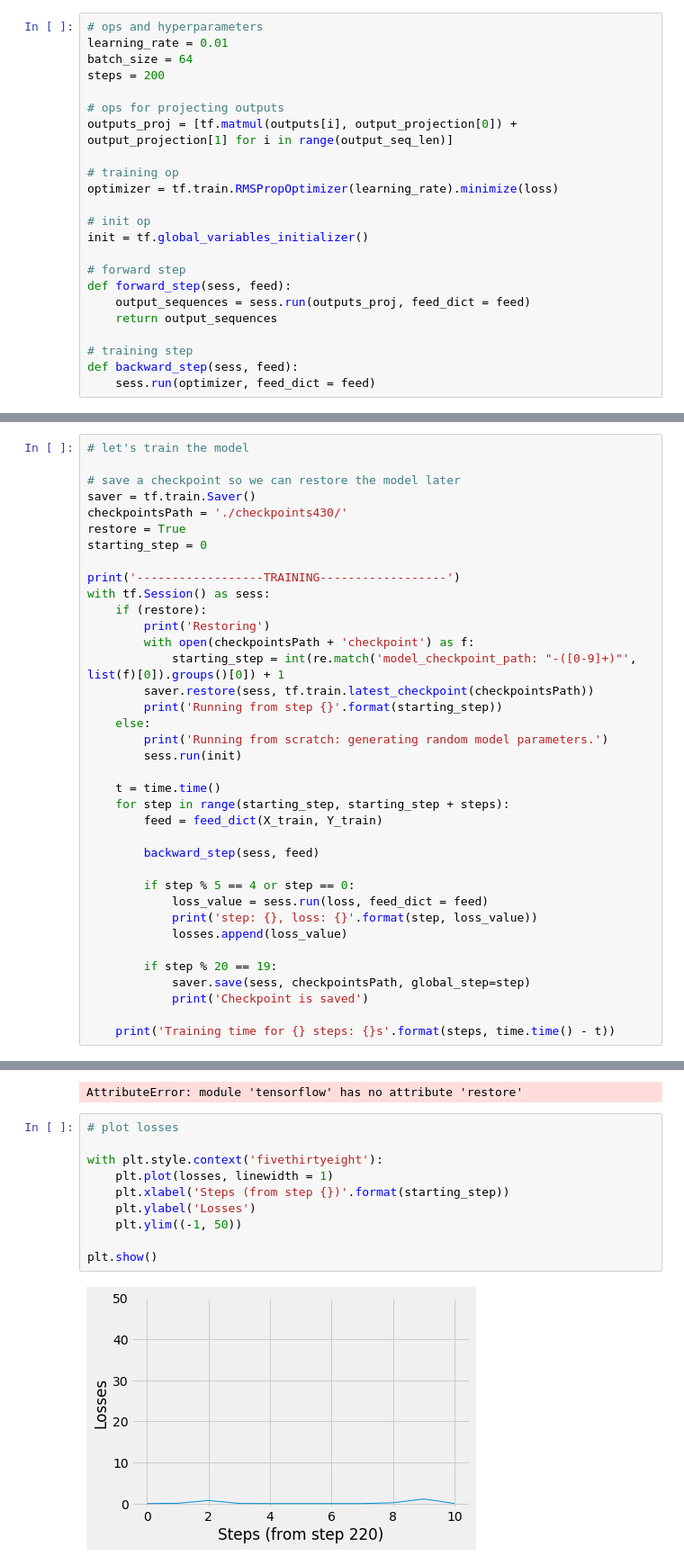
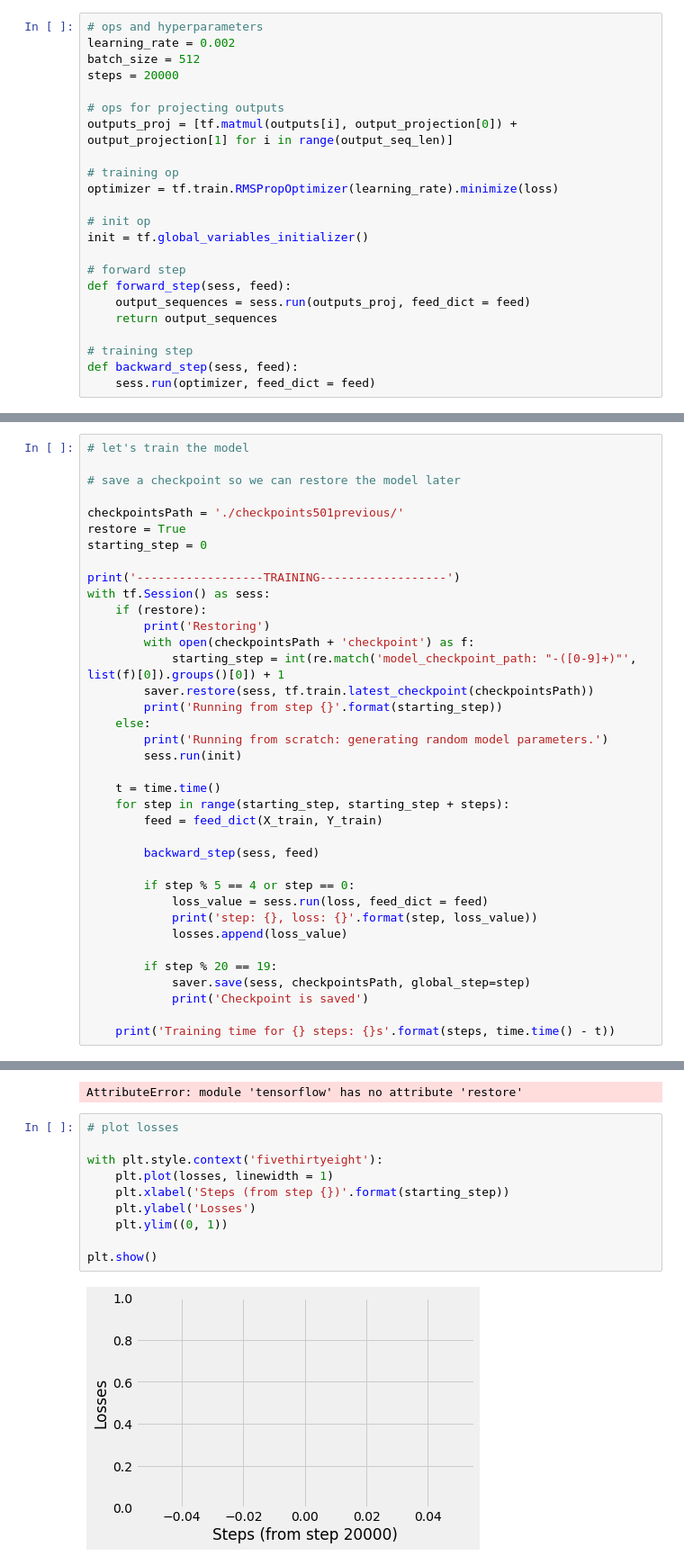
Before and after one commit to shivanikohlii/SanTran, a Jupyter notebook: neural_machine_translation.ipynb, the cells around one changed output, grey strips where cells are left out. Shown at 90% size. Saved outputs shown, nothing was run; the diff lists cells and outputs as text.

```diff
--- a/neural_machine_translation.ipynb
+++ b/neural_machine_translation.ipynb
@@ -230,8 +234,8 @@ def decode_output(output_seq):
 # %%
 # ops and hyperparameters
-learning_rate = 0.01
-batch_size = 64
-steps = 200
+learning_rate = 0.002
+batch_size = 512
+steps = 20000
 
 # ops for projecting outputs
 outputs_proj = [tf.matmul(outputs[i], output_projection[0]) + output_projection[1] for i in range(output_seq_len)]
@@ -257,8 +261,8 @@ losses = []
 # let's train the model
 
 # save a checkpoint so we can restore the model later
-saver = tf.train.Saver()
-checkpointsPath = './checkpoints430/'
+
+checkpointsPath = './checkpoints501previous/'
 restore = True
 starting_step = 0
 
@@ -316,12 +307,12 @@ AttributeError: module 'tensorflow' has no attribute 'restore'
 # %%
 # plot losses
 
 with plt.style.context('fivethirtyeight'):
     plt.plot(losses, linewidth = 1)
     plt.xlabel('Steps (from step {})'.format(starting_step))
     plt.ylabel('Losses')
-    plt.ylim((-1, 50))
+    plt.ylim((0, 1))
 
 plt.show()
 # %% [output]
-[figure, old version]
+[figure, new version]
```
Also changed, not shown: parts of 9 cells of this notebook, 2 other files.
